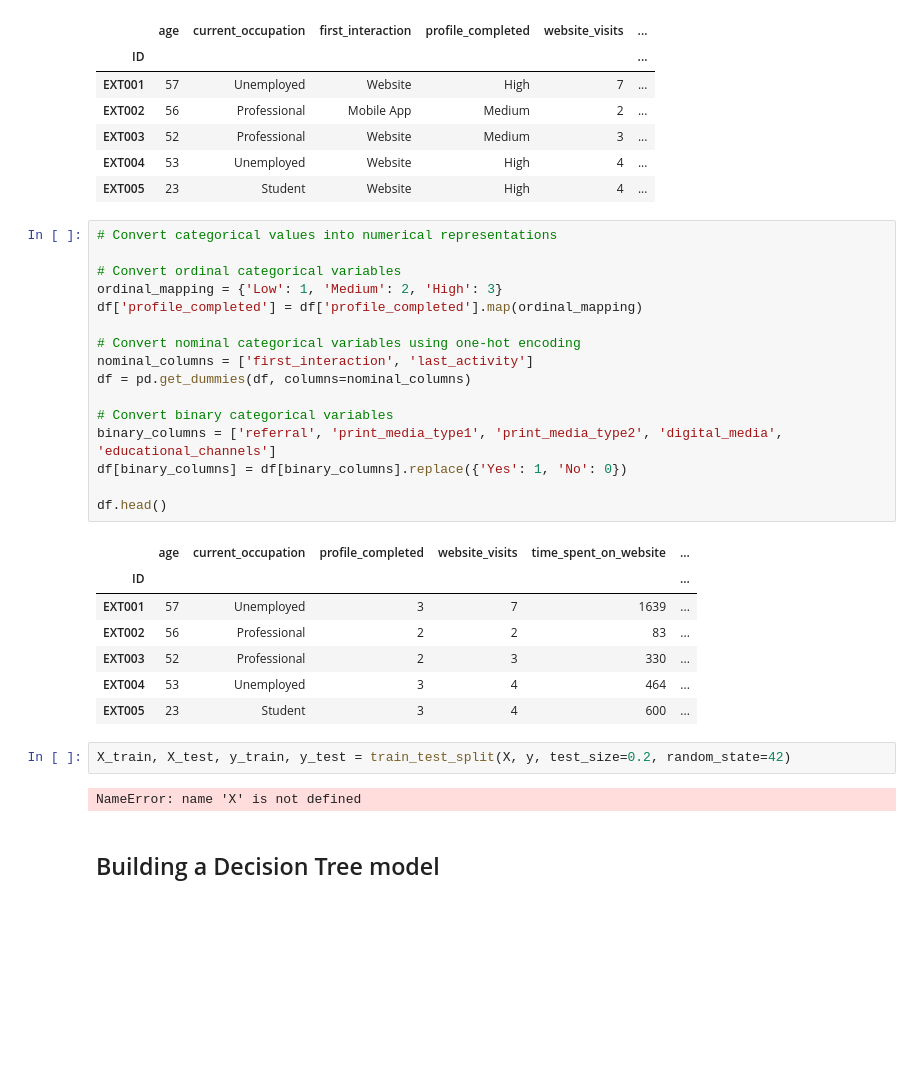
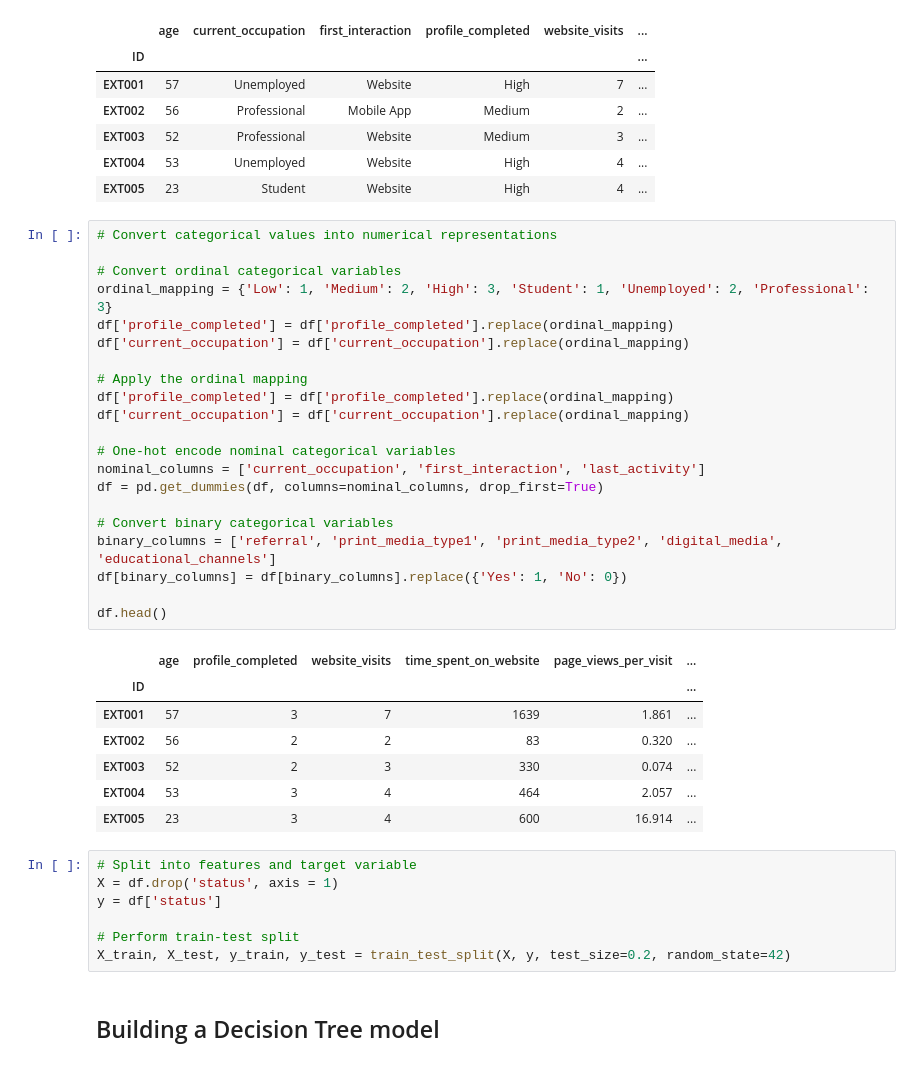
Before and after one commit to ej29-r3d/Decision-Tree-and-Random-Forest-for-Customer-Classification, a Jupyter notebook: Decision_Tree_and_Random_Forest_for_Customer_Classification_.ipynb, the cells around one changed output. Drawn from its saved outputs; the diff is of its cells as text; blank space fills up the shorter version.

```diff
--- a/Decision_Tree_and_Random_Forest_for_Customer_Classification_.ipynb
+++ b/Decision_Tree_and_Random_Forest_for_Customer_Classification_.ipynb
@@ -529,30 +563,38 @@ df.head()
 # %%
 # Convert categorical values into numerical representations
 
 # Convert ordinal categorical variables
-ordinal_mapping = {'Low': 1, 'Medium': 2, 'High': 3}
-df['profile_completed'] = df['profile_completed'].map(ordinal_mapping)
+ordinal_mapping = {'Low': 1, 'Medium': 2, 'High': 3, 'Student': 1, 'Unemployed': 2, 'Professional': 3}
+df['profile_completed'] = df['profile_completed'].replace(ordinal_mapping)
+df['current_occupation'] = df['current_occupation'].replace(ordinal_mapping)
 
-# Convert nominal categorical variables using one-hot encoding
-nominal_columns = ['first_interaction', 'last_activity']
-df = pd.get_dummies(df, columns=nominal_columns)
+# Apply the ordinal mapping
+df['profile_completed'] = df['profile_completed'].replace(ordinal_mapping)
+df['current_occupation'] = df['current_occupation'].replace(ordinal_mapping)
+
+# One-hot encode nominal categorical variables
+nominal_columns = ['current_occupation', 'first_interaction', 'last_activity']
+df = pd.get_dummies(df, columns=nominal_columns, drop_first=True)
 
 # Convert binary categorical variables
 binary_columns = ['referral', 'print_media_type1', 'print_media_type2', 'digital_media', 'educational_channels']
 df[binary_columns] = df[binary_columns].replace({'Yes': 1, 'No': 0})
 
 df.head()
 # %% [output]
-|  | age | current_occupation | profile_completed | website_visits | time_spent_on_website | ... |
+|  | age | profile_completed | website_visits | time_spent_on_website | page_views_per_visit | ... |
 | ID |  |  |  |  |  | ... |
-| EXT001 | 57 | Unemployed | 3 | 7 | 1639 | ... |
-| EXT002 | 56 | Professional | 2 | 2 | 83 | ... |
-| EXT003 | 52 | Professional | 2 | 3 | 330 | ... |
-| EXT004 | 53 | Unemployed | 3 | 4 | 464 | ... |
-| EXT005 | 23 | Student | 3 | 4 | 600 | ... |
+| EXT001 | 57 | 3 | 7 | 1639 | 1.861 | ... |
+| EXT002 | 56 | 2 | 2 | 83 | 0.320 | ... |
+| EXT003 | 52 | 2 | 3 | 330 | 0.074 | ... |
+| EXT004 | 53 | 3 | 4 | 464 | 2.057 | ... |
+| EXT005 | 23 | 3 | 4 | 600 | 16.914 | ... |
 # %%
+# Split into features and target variable
+X = df.drop('status', axis = 1)
+y = df['status']
+
+# Perform train-test split
 X_train, X_test, y_train, y_test = train_test_split(X, y, test_size=0.2, random_state=42)
-# %% [output]
-NameError: name 'X' is not defined
 # %% [markdown]
 ## Building a Decision Tree model
```
Also changed, not shown: parts of 24 cells of this notebook.
